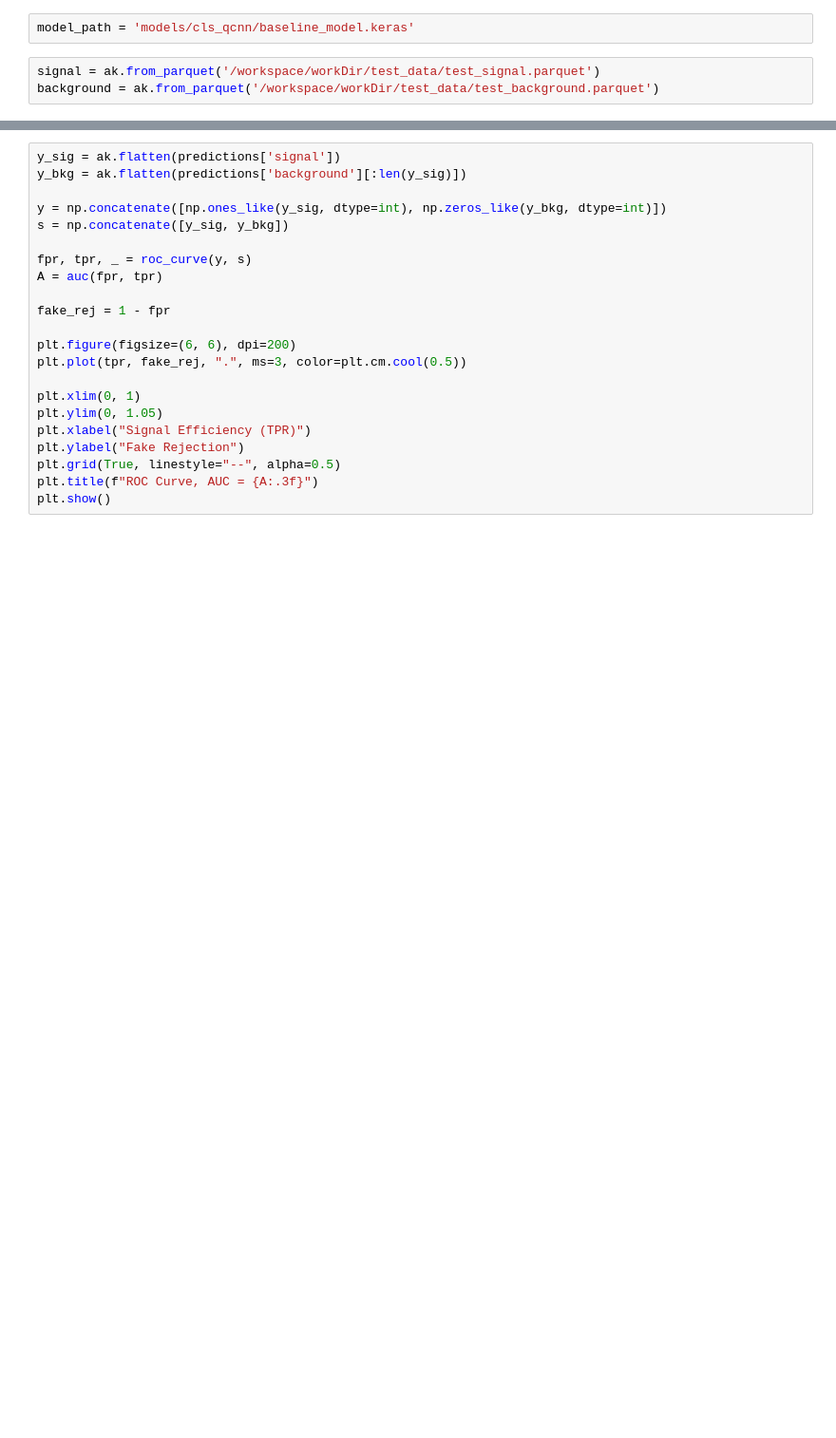
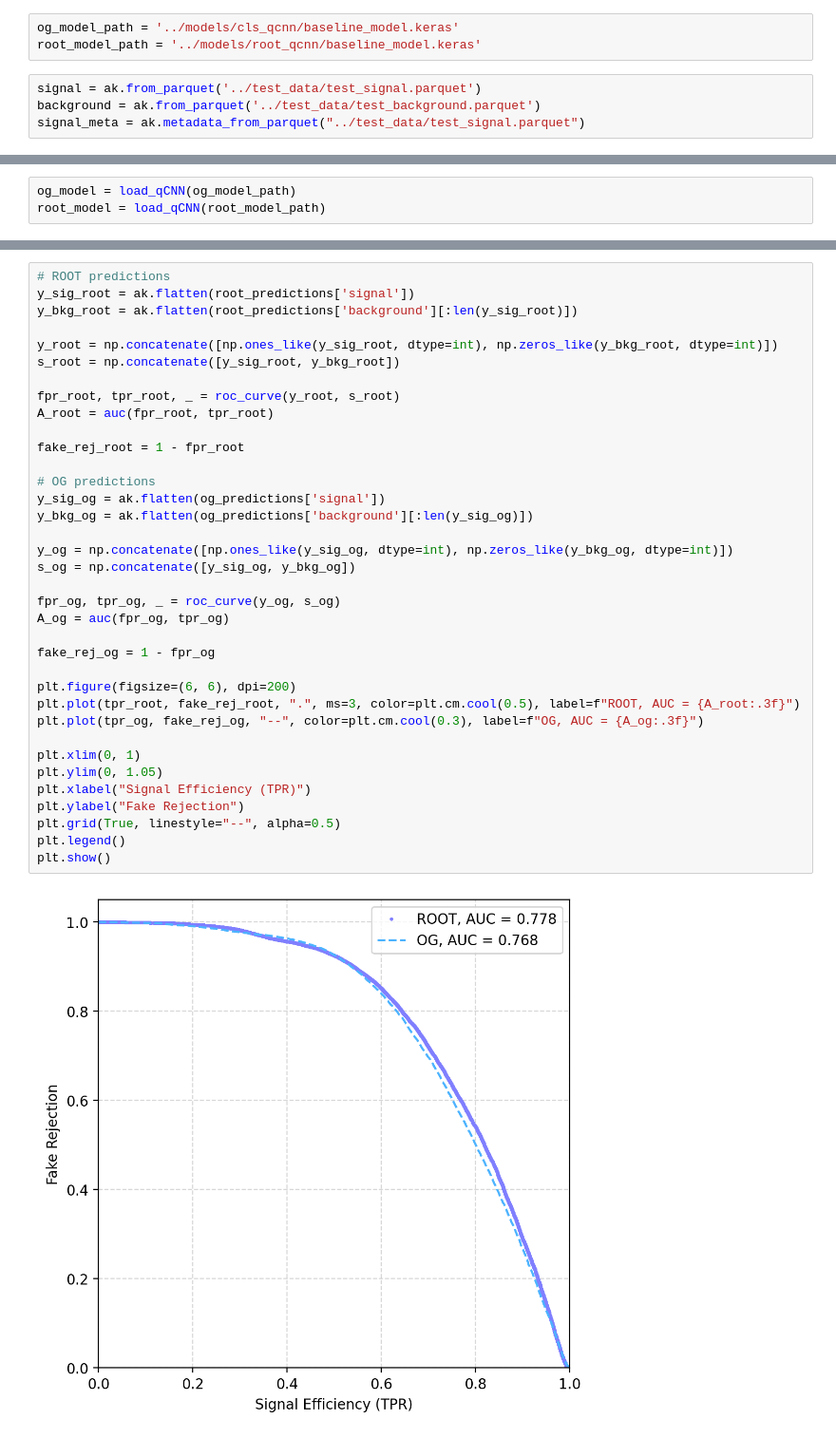
Before and after one commit to JazzyJonah/OpenFastML, a Jupyter notebook: notebooks/test_model.ipynb, the cells around one changed output, grey strips where cells are left out. Shown at 95% size. Saved outputs shown, nothing was run; the diff lists cells and outputs as text; blank space fills up the shorter version.

Commit message:
Initial commit with a preliminary design of the ROOT implementation

```diff
--- a/notebooks/test_model.ipynb
+++ b/notebooks/test_model.ipynb
@@ -11,5 +33,7 @@ from sklearn.metrics import roc_curve, auc
 # %%
-model_path = 'models/cls_qcnn/baseline_model.keras'
+og_model_path = '../models/cls_qcnn/baseline_model.keras'
+root_model_path = '../models/root_qcnn/baseline_model.keras'
 # %%
-signal = ak.from_parquet('/workspace/workDir/test_data/test_signal.parquet')
-background = ak.from_parquet('/workspace/workDir/test_data/test_background.parquet')
+signal = ak.from_parquet('../test_data/test_signal.parquet')
+background = ak.from_parquet('../test_data/test_background.parquet')
+signal_meta = ak.metadata_from_parquet("../test_data/test_signal.parquet")
@@ -18 +44,4 @@ model = load_qCNN(model_path)
+# %%
+og_model = load_qCNN(og_model_path)
+root_model = load_qCNN(root_model_path)
 # %%
@@ -35,25 +80,41 @@ predictions = {
 # %%
-y_sig = ak.flatten(predictions['signal'])
-y_bkg = ak.flatten(predictions['background'][:len(y_sig)])
+# ROOT predictions
+y_sig_root = ak.flatten(root_predictions['signal'])
+y_bkg_root = ak.flatten(root_predictions['background'][:len(y_sig_root)])
 
-y = np.concatenate([np.ones_like(y_sig, dtype=int), np.zeros_like(y_bkg, dtype=int)])
-s = np.concatenate([y_sig, y_bkg])
+y_root = np.concatenate([np.ones_like(y_sig_root, dtype=int), np.zeros_like(y_bkg_root, dtype=int)])
+s_root = np.concatenate([y_sig_root, y_bkg_root])
 
-fpr, tpr, _ = roc_curve(y, s)
-A = auc(fpr, tpr)
+fpr_root, tpr_root, _ = roc_curve(y_root, s_root)
+A_root = auc(fpr_root, tpr_root)
 
-fake_rej = 1 - fpr
+fake_rej_root = 1 - fpr_root
+
+# OG predictions
+y_sig_og = ak.flatten(og_predictions['signal'])
+y_bkg_og = ak.flatten(og_predictions['background'][:len(y_sig_og)])
+
+y_og = np.concatenate([np.ones_like(y_sig_og, dtype=int), np.zeros_like(y_bkg_og, dtype=int)])
+s_og = np.concatenate([y_sig_og, y_bkg_og])
+
+fpr_og, tpr_og, _ = roc_curve(y_og, s_og)
+A_og = auc(fpr_og, tpr_og)
+
+fake_rej_og = 1 - fpr_og
 
 plt.figure(figsize=(6, 6), dpi=200)
-plt.plot(tpr, fake_rej, ".", ms=3, color=plt.cm.cool(0.5))
+plt.plot(tpr_root, fake_rej_root, ".", ms=3, color=plt.cm.cool(0.5), label=f"ROOT, AUC = {A_root:.3f}")
+plt.plot(tpr_og, fake_rej_og, "--", color=plt.cm.cool(0.3), label=f"OG, AUC = {A_og:.3f}")
 
 plt.xlim(0, 1)
 plt.ylim(0, 1.05)
 plt.xlabel("Signal Efficiency (TPR)")
 plt.ylabel("Fake Rejection")
 plt.grid(True, linestyle="--", alpha=0.5)
-plt.title(f"ROC Curve, AUC = {A:.3f}")
+plt.legend()
 plt.show()
+# %% [output]
+[figure, added]
 # %%
 bin_edges = np.arange(0, 1, 0.05)
 
```
Also changed, not shown: parts of 6 cells of this notebook, 26 other files.
